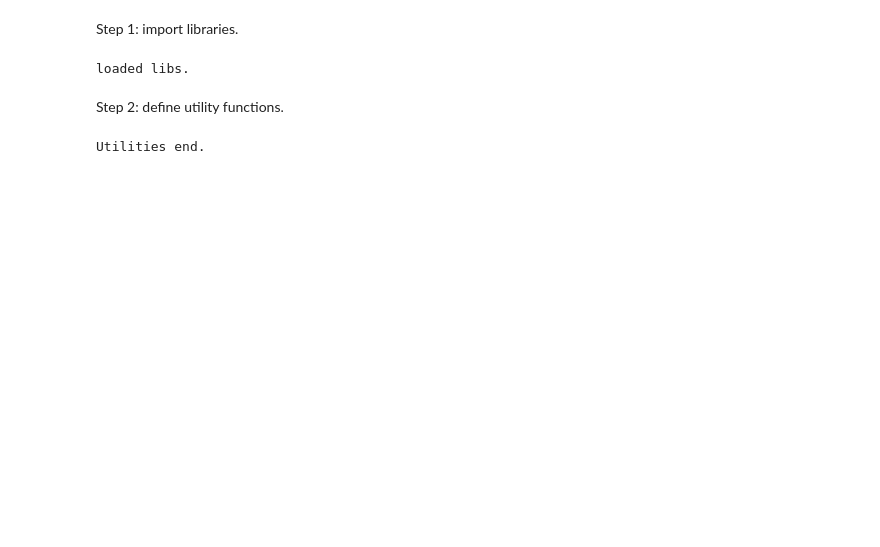
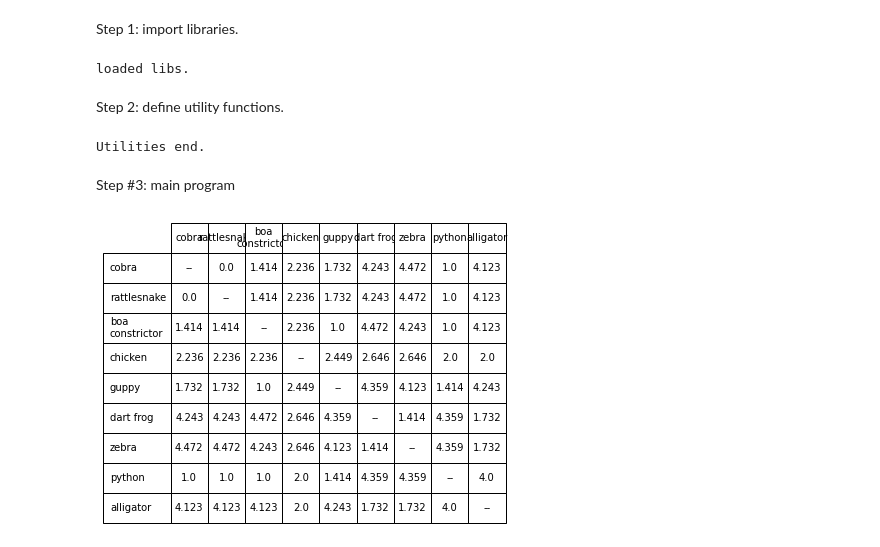
Before and after one commit to mike-sg/py, a Jupyter notebook: lt13.ipynb, the cells around one changed output. Saved outputs shown, nothing was run; the diff lists cells and outputs as text; code cells hidden in the pictures; blank space fills up the shorter version.

```diff
--- a/lt13.ipynb
+++ b/lt13.ipynb
@@ -54,3 +86,22 @@ class Animal(object):
 print('Utilities end.')
 # %% [output]
 Utilities end.
+# %% [markdown]
+Step #3: main program
+# %%
+##Actual number of legs
+cobra             = Animal('cobra', [1,1,1,1,0])
+rattlesnake       = Animal('rattlesnake', [1,1,1,1,0])
+boa               = Animal('boa\nconstrictor', [0,1,0,1,0])
+chicken           = Animal('chicken', [1,1,0,1,2])
+alligator         = Animal('alligator', [1,1,0,1,4])
+dartFrog          = Animal('dart frog', [1,0,1,0,4])
+zebra             = Animal('zebra', [0,0,0,0,4])
+python            = Animal('python', [1,1,0,1,0])
+guppy             = Animal('guppy', [0,1,0,0,0])
+animals = [cobra, rattlesnake, boa, chicken, guppy,
+           dartFrog, zebra, python, alligator]
+
+compareAnimals(animals, 3)
+# %% [output]
+[figure, added]
```
Also changed, not shown: parts of 2 cells of this notebook.
